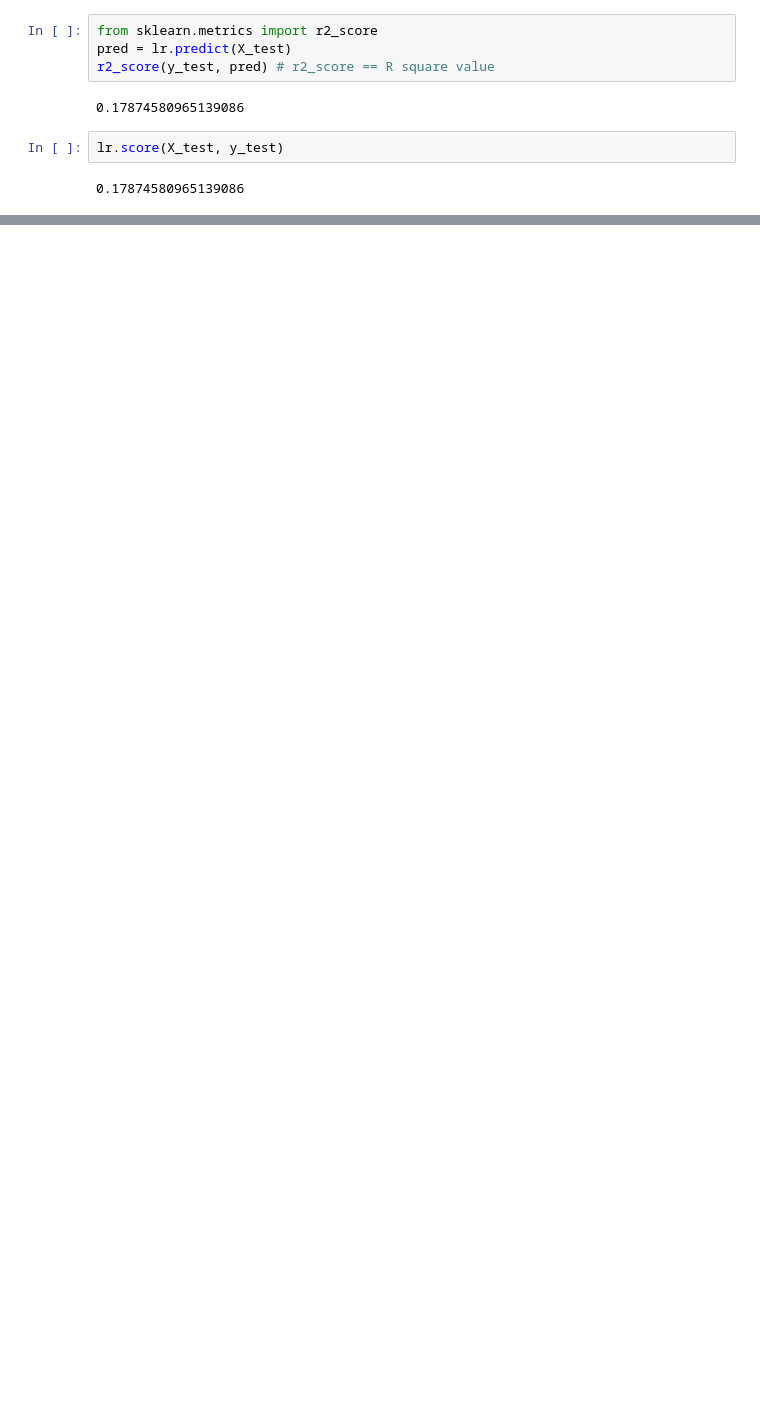
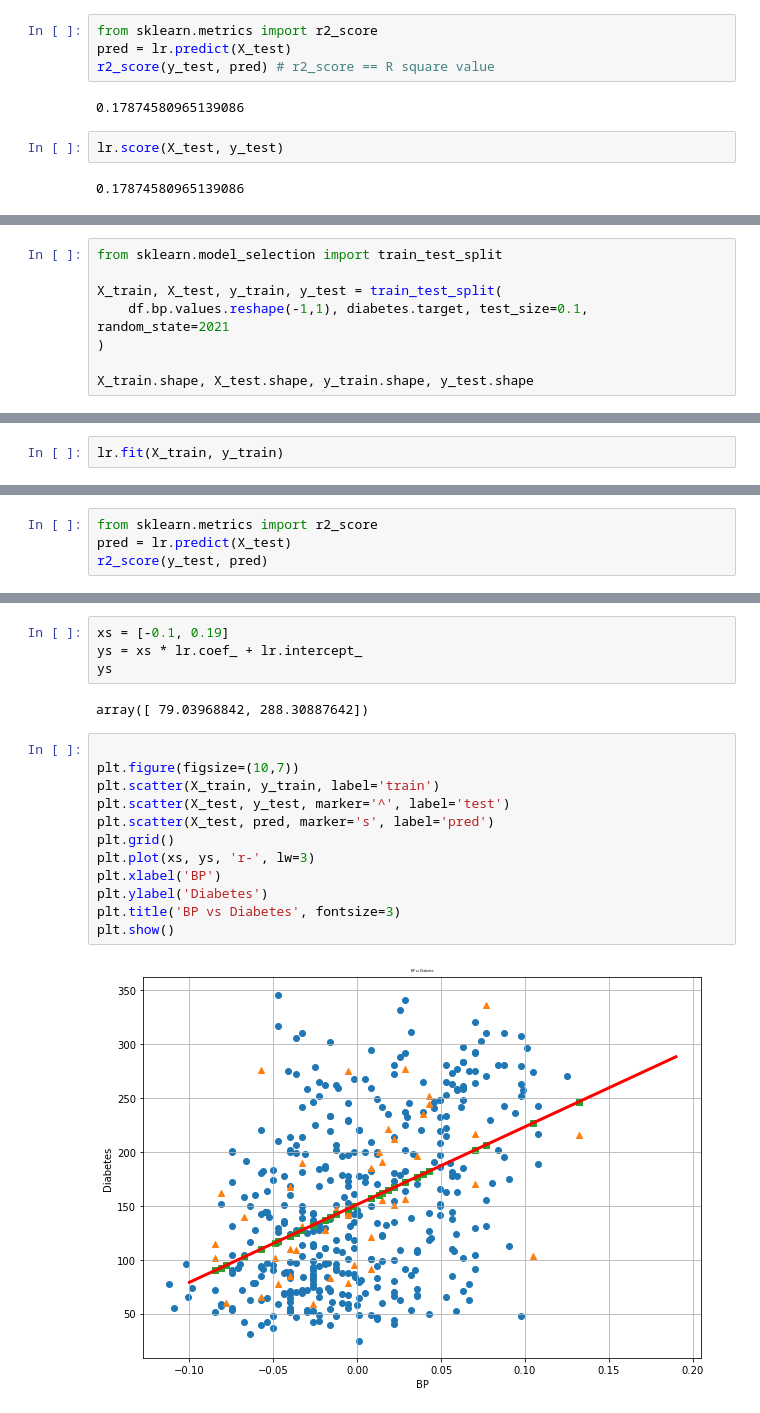
Before and after one commit to youngai1112/MachineLearning, a Jupyter notebook: 04.회귀/02.단순선형회귀.ipynb, the cells around one changed output, grey strips where cells are left out. Saved outputs shown, nothing was run; the diff lists cells and outputs as text; blank space fills up the shorter version.

```diff
--- a/04.회귀/02.단순선형회귀.ipynb
+++ b/04.회귀/02.단순선형회귀.ipynb
@@ -95,0 +150,8 @@ lr.score(X_test, y_test)
+# %%
+from sklearn.model_selection import train_test_split
+
+X_train, X_test, y_train, y_test = train_test_split(
+    df.bp.values.reshape(-1,1), diabetes.target, test_size=0.1, random_state=2021
+)
+
+X_train.shape, X_test.shape, y_train.shape, y_test.shape
@@ -95,0 +160,2 @@ lr.score(X_test, y_test)
+# %%
+lr.fit(X_train, y_train)
@@ -95,0 +170,4 @@ lr.score(X_test, y_test)
+# %%
+from sklearn.metrics import r2_score
+pred = lr.predict(X_test)
+r2_score(y_test, pred)
@@ -95,0 +187,20 @@ lr.score(X_test, y_test)
+# %%
+xs = [-0.1, 0.19]
+ys = xs * lr.coef_ + lr.intercept_
+ys
+# %% [output]
+array([ 79.03968842, 288.30887642])
+# %%
+
+plt.figure(figsize=(10,7))
+plt.scatter(X_train, y_train, label='train')
+plt.scatter(X_test, y_test, marker='^', label='test')
+plt.scatter(X_test, pred, marker='s', label='pred')
+plt.grid()
+plt.plot(xs, ys, 'r-', lw=3)
+plt.xlabel('BP')
+plt.ylabel('Diabetes')
+plt.title('BP vs Diabetes', fontsize=3)
+plt.show()
+# %% [output]
+[figure, added]
```
Also changed, not shown: parts of 17 cells of this notebook, 1 other file.
